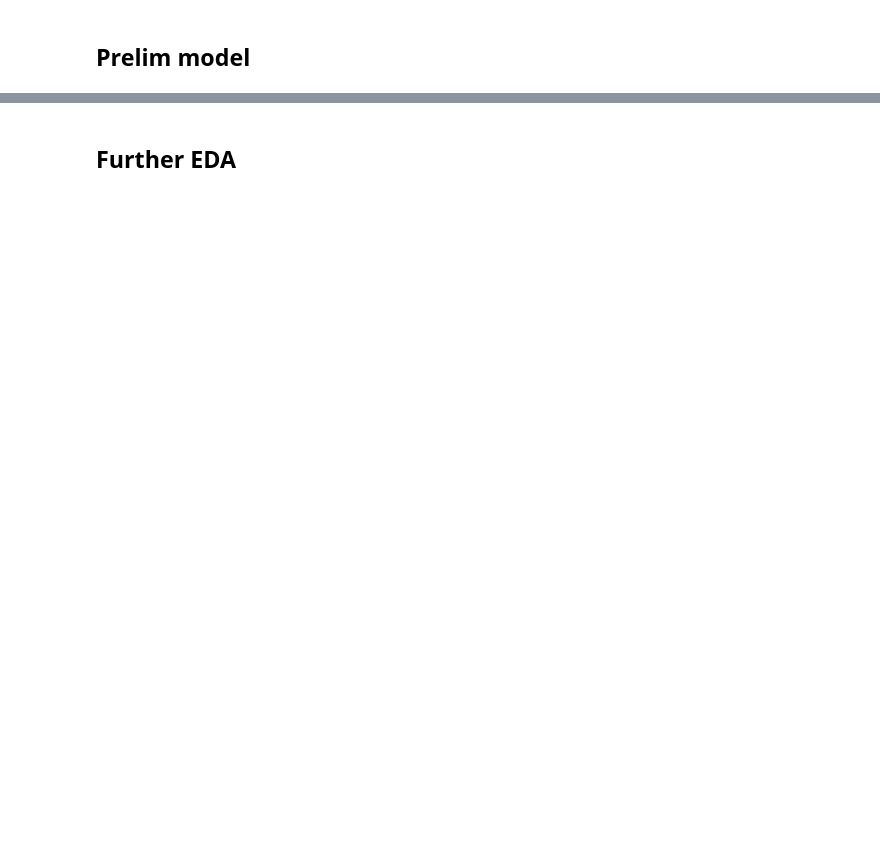
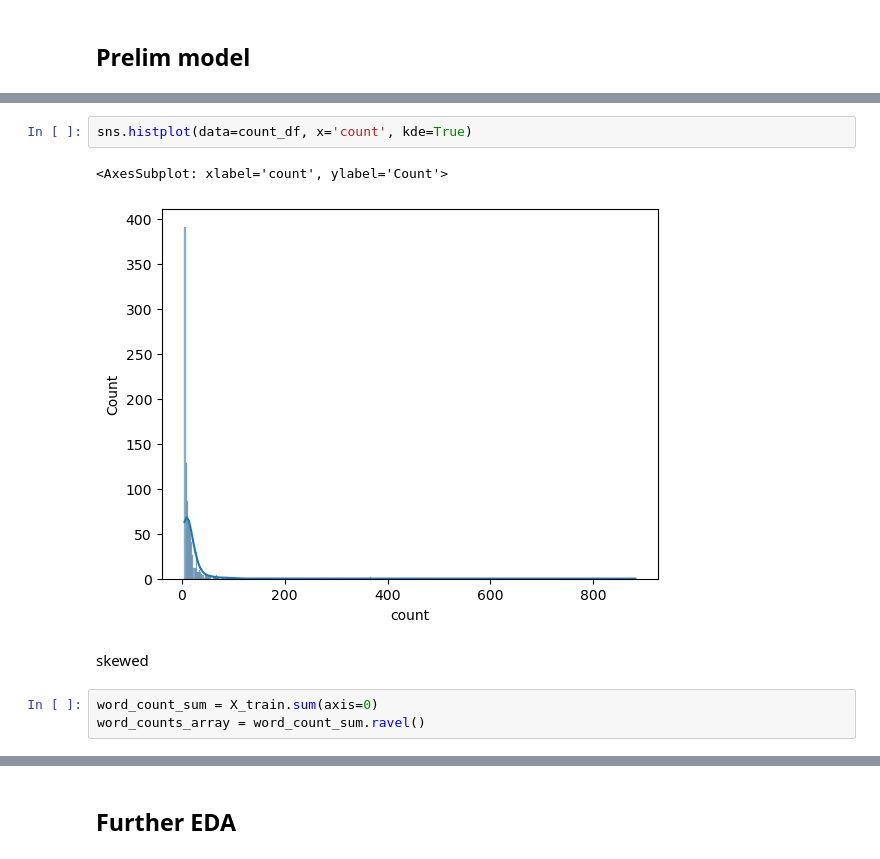
Before and after one commit to Luke-zm/DSI_Proj, a Jupyter notebook: project_3/code/data_eda.ipynb, the cells around one changed output, grey strips where cells are left out. Saved outputs shown, nothing was run; the diff lists cells and outputs as text; blank space fills up the shorter version.

```diff
--- a/project_3/code/data_eda.ipynb
+++ b/project_3/code/data_eda.ipynb
@@ -337,0 +454,10 @@ user_posts_df.loc[(user_posts_df['ps_posts'] != 0) & (user_posts_df['ns_posts']
+# %%
+sns.histplot(data=count_df, x='count', kde=True)
+# %% [output]
+<AxesSubplot: xlabel='count', ylabel='Count'>
+[figure, added]
+# %% [markdown]
+skewed
+# %%
+word_count_sum = X_train.sum(axis=0)
+word_counts_array = word_count_sum.ravel()
```
Also changed, not shown: parts of 28 cells of this notebook.
